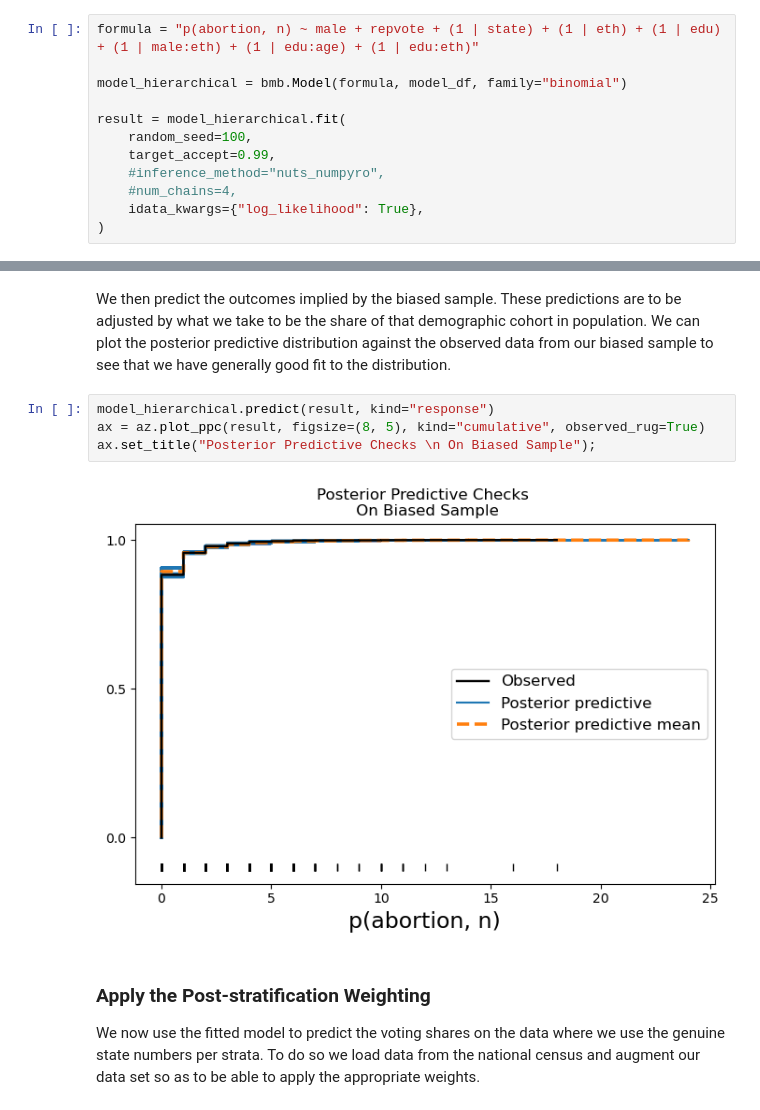
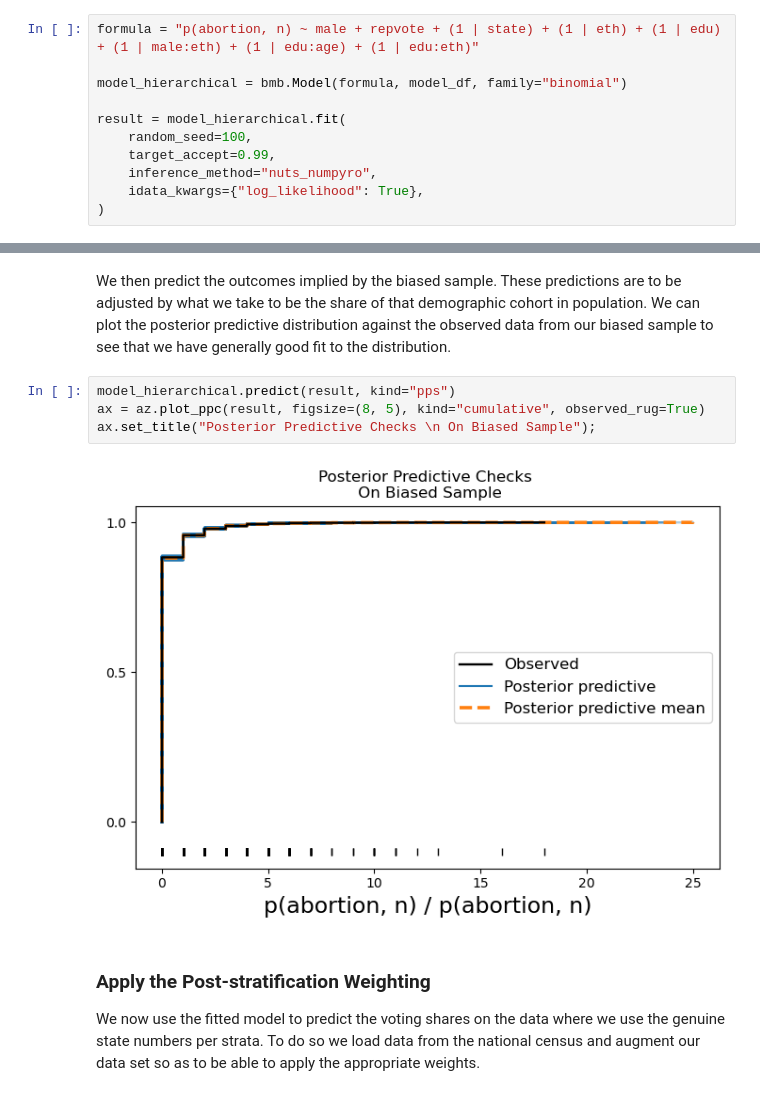
Before and after one commit to bambinos/bambi, a Jupyter notebook: docs/notebooks/mister_p.ipynb, the cells around one changed output, grey strips where cells are left out. Saved outputs shown, nothing was run; the diff lists cells and outputs as text.

```diff
--- a/docs/notebooks/mister_p.ipynb
+++ b/docs/notebooks/mister_p.ipynb
@@ -633,8 +614,7 @@ model_hierarchical = bmb.Model(formula, model_df, family="binomial")
 result = model_hierarchical.fit(
     random_seed=100,
     target_accept=0.99,
-    #inference_method="nuts_numpyro",
-    #num_chains=4,
+    inference_method="nuts_numpyro",
     idata_kwargs={"log_likelihood": True},
 )
 # %% [output]
@@ -683,11 +659,11 @@ model_hierarchical.graph()
 # %% [markdown]
 We then predict the outcomes implied by the biased sample. These predictions are to be adjusted by what we take to be the share of that demographic cohort in population. We can plot the posterior predictive distribution against the observed data from our biased sample to see that we have generally good fit to the distribution.
 # %%
-model_hierarchical.predict(result, kind="response")
+model_hierarchical.predict(result, kind="pps")
 ax = az.plot_ppc(result, figsize=(8, 5), kind="cumulative", observed_rug=True)
 ax.set_title("Posterior Predictive Checks \n On Biased Sample");
 # %% [output]
-[figure, old version]
+[figure, new version]
 # %% [markdown]
 ### Apply the Post-stratification Weighting
 
```
Also changed, not shown: parts of 17 cells of this notebook.
